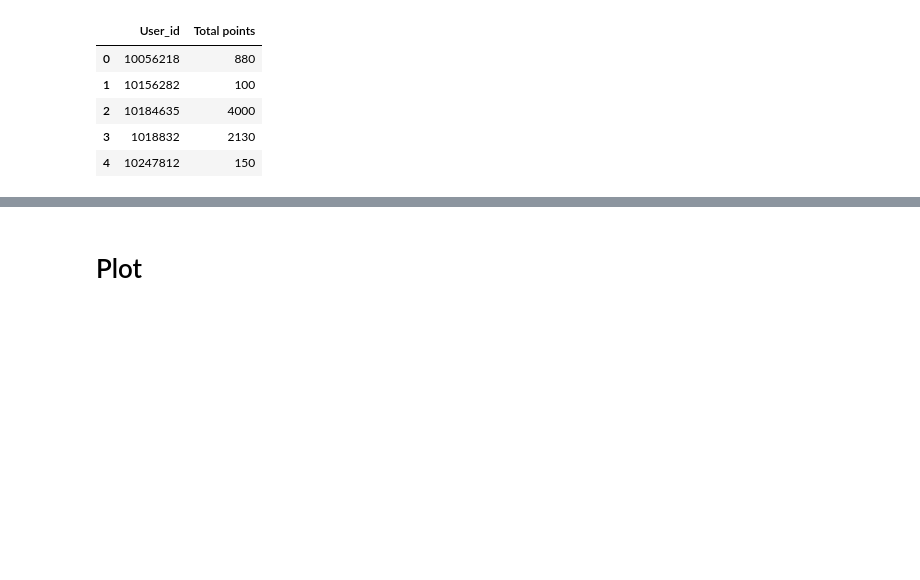
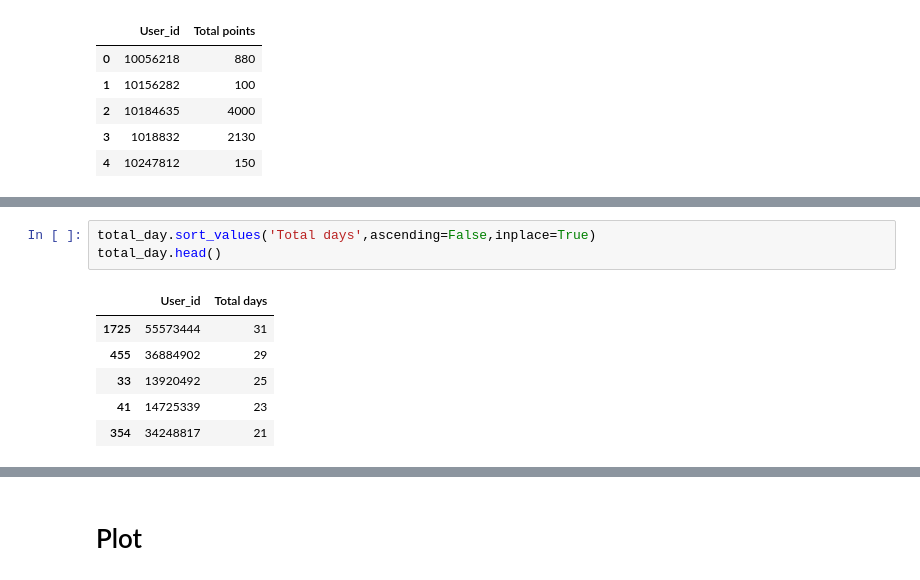
Before and after one commit to DONG2209/Shoppe_sale, a Jupyter notebook: momo.ipynb, the cells around one changed output, grey strips where cells are left out. Cells and saved outputs as stored; diff of their text form; blank space fills up the shorter version.

```diff
--- a/momo.ipynb
+++ b/momo.ipynb
@@ -344,0 +367,10 @@ total_point.head()
+# %%
+total_day.sort_values('Total days',ascending=False,inplace=True)
+total_day.head()
+# %% [output]
+|  | User_id | Total days |
+| 1725 | 55573444 | 31 |
+| 455 | 36884902 | 29 |
+| 33 | 13920492 | 25 |
+| 41 | 14725339 | 23 |
+| 354 | 34248817 | 21 |
```
Also changed, not shown: parts of 17 cells of this notebook.
